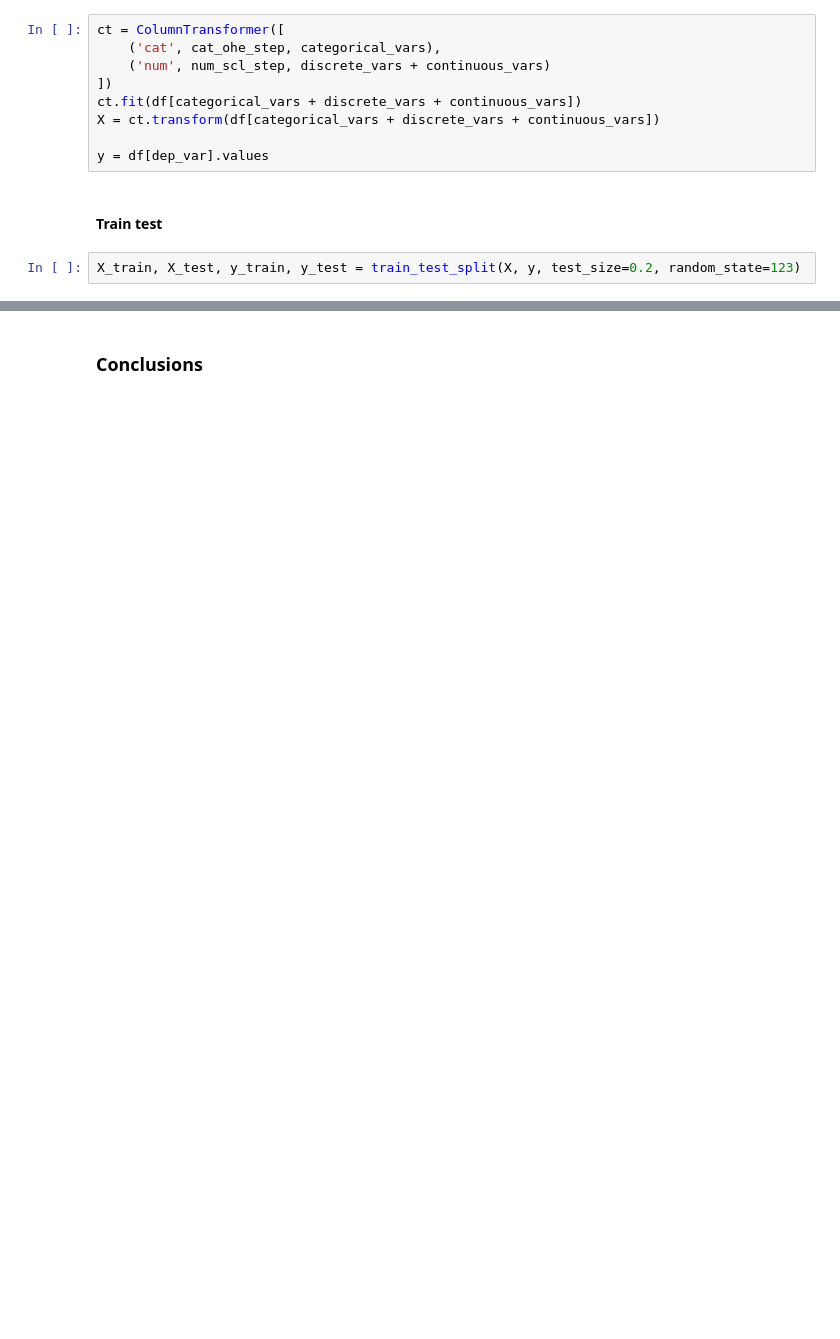
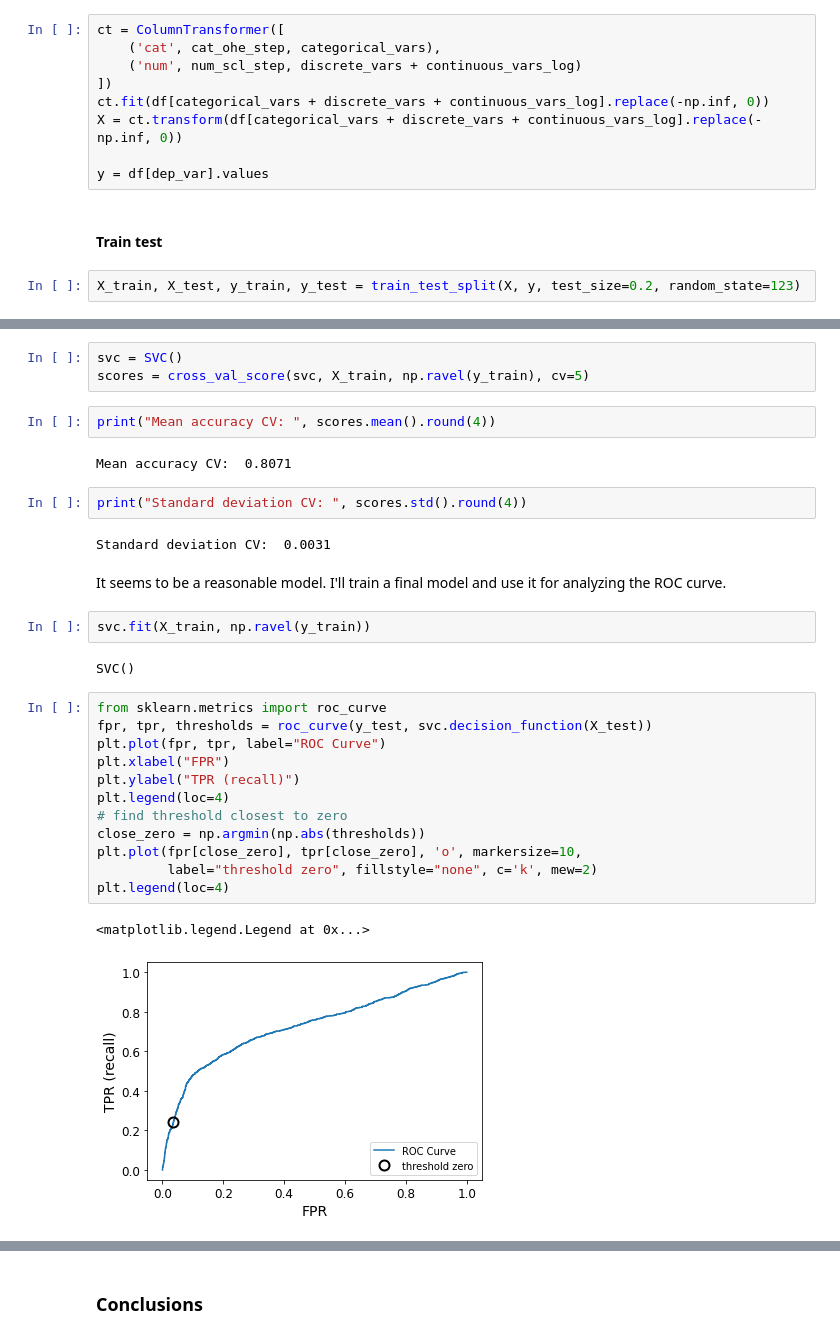
Before and after one commit to brunocgf/CertificationUT_DS, a Jupyter notebook: MachineLearning/Module03/assignment1.ipynb, the cells around one changed output, grey strips where cells are left out. Saved outputs shown, nothing was run; the diff lists cells and outputs as text; blank space fills up the shorter version.

```diff
--- a/MachineLearning/Module03/assignment1.ipynb
+++ b/MachineLearning/Module03/assignment1.ipynb
@@ -209,10 +235,10 @@ num_scl_step = MinMaxScaler()
 # %%
 ct = ColumnTransformer([
     ('cat', cat_ohe_step, categorical_vars),
-    ('num', num_scl_step, discrete_vars + continuous_vars)
+    ('num', num_scl_step, discrete_vars + continuous_vars_log)
 ])
-ct.fit(df[categorical_vars + discrete_vars + continuous_vars])
-X = ct.transform(df[categorical_vars + discrete_vars + continuous_vars])
+ct.fit(df[categorical_vars + discrete_vars + continuous_vars_log].replace(-np.inf, 0))
+X = ct.transform(df[categorical_vars + discrete_vars + continuous_vars_log].replace(-np.inf, 0))
 
 y = df[dep_var].values
 # %% [markdown]
@@ -221,0 +259,32 @@ X_train, X_test, y_train, y_test = train_test_split(X, y, test_size=0.2, random_
+# %%
+svc = SVC()
+scores = cross_val_score(svc, X_train, np.ravel(y_train), cv=5)
+# %%
+print("Mean accuracy CV: ", scores.mean().round(4))
+# %% [output]
+Mean accuracy CV:  0.8071
+# %%
+print("Standard deviation CV: ", scores.std().round(4))
+# %% [output]
+Standard deviation CV:  0.0031
+# %% [markdown]
+It seems to be a reasonable model. I'll train a final model and use it for analyzing the ROC curve.
+# %%
+svc.fit(X_train, np.ravel(y_train))
+# %% [output]
+SVC()
+# %%
+from sklearn.metrics import roc_curve
+fpr, tpr, thresholds = roc_curve(y_test, svc.decision_function(X_test))
+plt.plot(fpr, tpr, label="ROC Curve")
+plt.xlabel("FPR")
+plt.ylabel("TPR (recall)")
+plt.legend(loc=4)
+# find threshold closest to zero
+close_zero = np.argmin(np.abs(thresholds))
+plt.plot(fpr[close_zero], tpr[close_zero], 'o', markersize=10,
+         label="threshold zero", fillstyle="none", c='k', mew=2)
+plt.legend(loc=4)
+# %% [output]
+<matplotlib.legend.Legend at 0x...>
+[figure, added]
```
Also changed, not shown: parts of 27 cells of this notebook, 10 other files.
